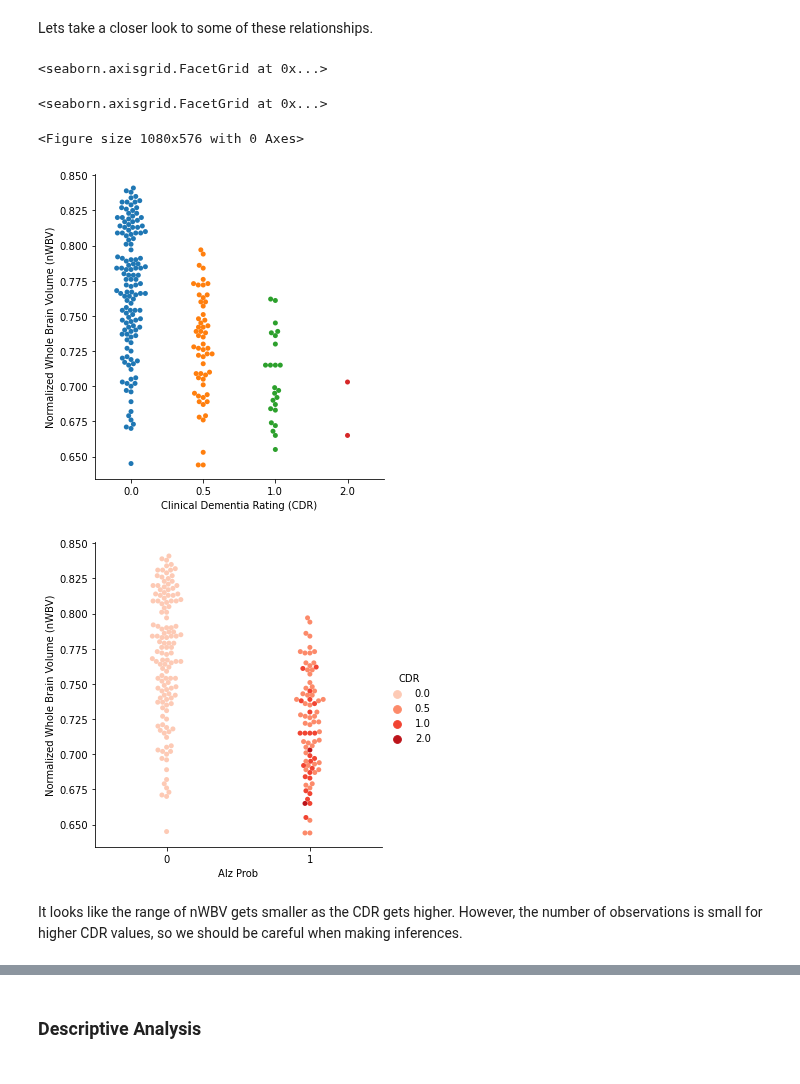
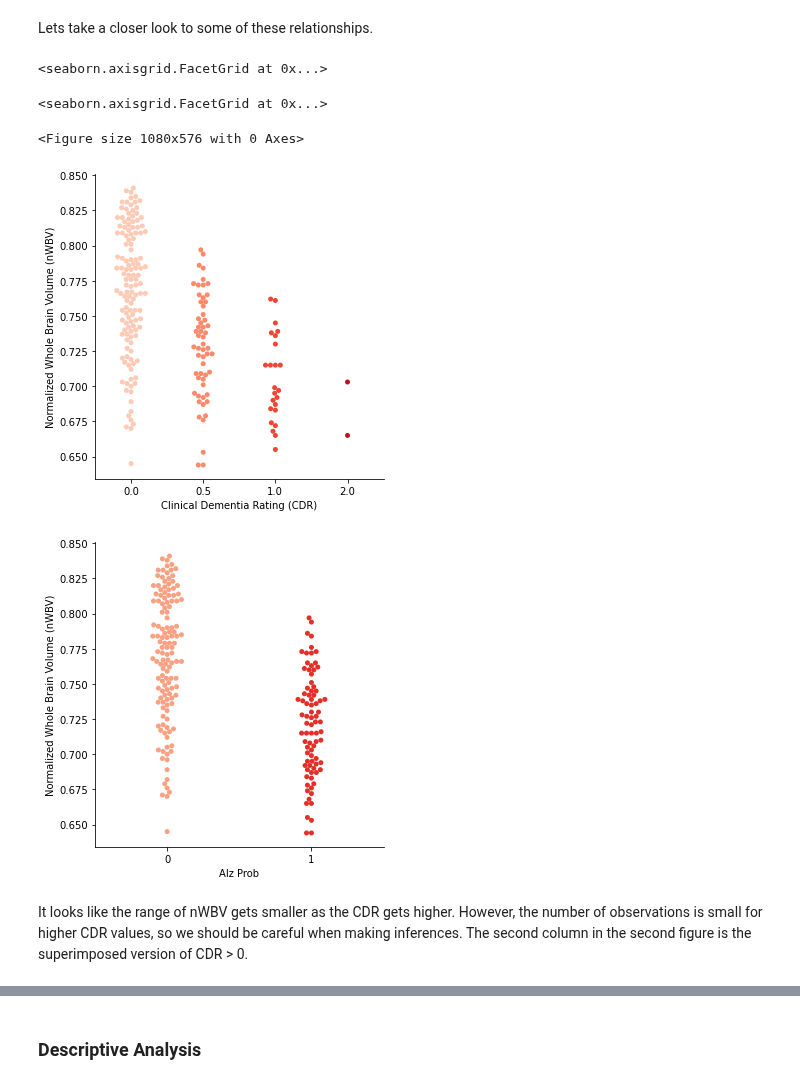
Before and after one commit to Gauss-x/Alzheimer-s-Analysis, a Jupyter notebook: cross-sectional.ipynb, the cells around one changed output, grey strips where cells are left out. Drawn from its saved outputs; the diff is of its cells as text; code cells hidden in the pictures.

```diff
--- a/cross-sectional.ipynb
+++ b/cross-sectional.ipynb
@@ -345,28 +365,28 @@ Lets take a closer look to some of these relationships.
 # %%
 figure(figsize = (15,8))
 
-g1 = sns.catplot(kind='swarm', data=df_cross, x='CDR', y = 'nWBV')
-g2 = sns.catplot(kind='swarm', data=df_cross, x='Alz', y = 'nWBV', hue = 'CDR', palette='Reds')
+g1 = sns.catplot(kind='swarm', data=df_cross, x='CDR', y = 'nWBV', palette='Reds')
+g2 = sns.catplot(kind='swarm', data=df_cross, x='Alz', y = 'nWBV', palette='Reds')
 
 g1.set_xlabels("Clinical Dementia Rating (CDR)")
 g1.set_ylabels('Normalized Whole Brain Volume (nWBV)')
 g1.set_titles('Distribution of nWBV against CDR')
 
 g2.set_xlabels("Alz Prob")
 g2.set_ylabels('Normalized Whole Brain Volume (nWBV)')
 g2.set_titles('Distribution of nWBV against CDR')
 
 
 
 display(g1)
 display(g2)
 # %% [output]
 <seaborn.axisgrid.FacetGrid at 0x...>
 <seaborn.axisgrid.FacetGrid at 0x...>
 <Figure size 1080x576 with 0 Axes>
-[figure, old version]
+[figure, new version]
-[figure, old version]
+[figure, new version]
 # %% [markdown]
-It looks like the range of nWBV gets smaller as the CDR gets higher. However, the number of observations is small for higher CDR values, so we should be careful when making inferences.
+It looks like the range of nWBV gets smaller as the CDR gets higher. However, the number of observations is small for higher CDR values, so we should be careful when making inferences. The second column in the second figure is the superimposed version of CDR > 0.
 # %%
 
```
Also changed, not shown: parts of 14 cells of this notebook.
